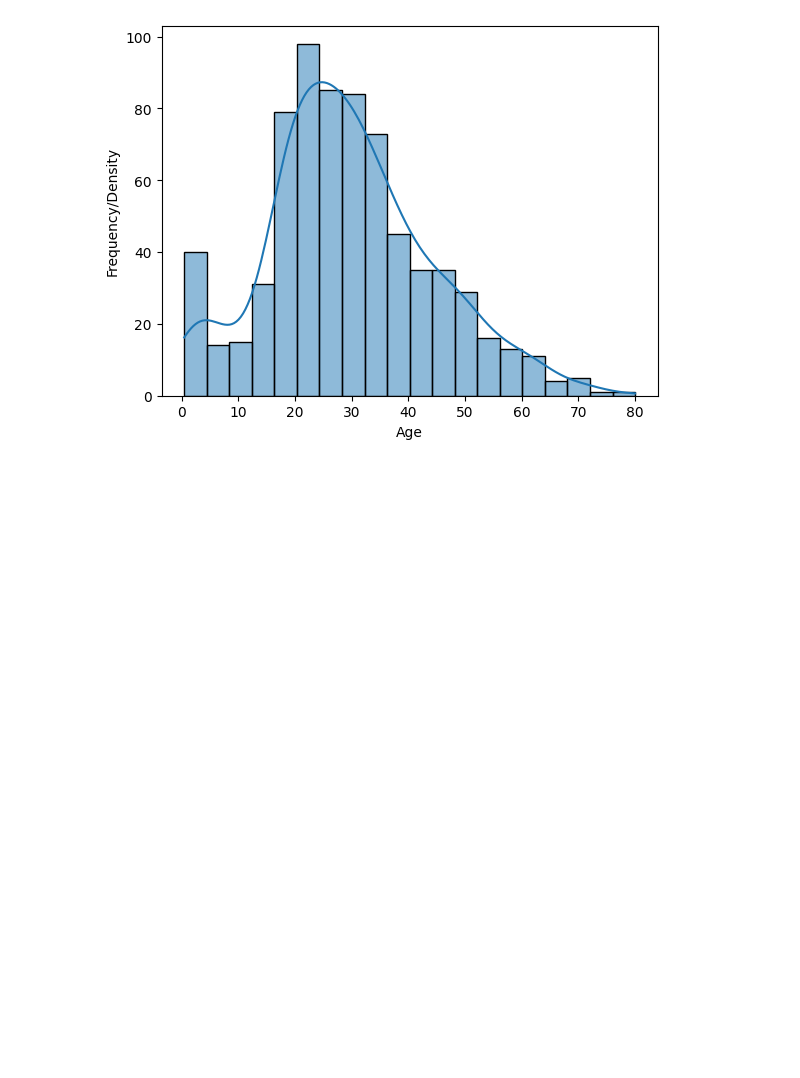
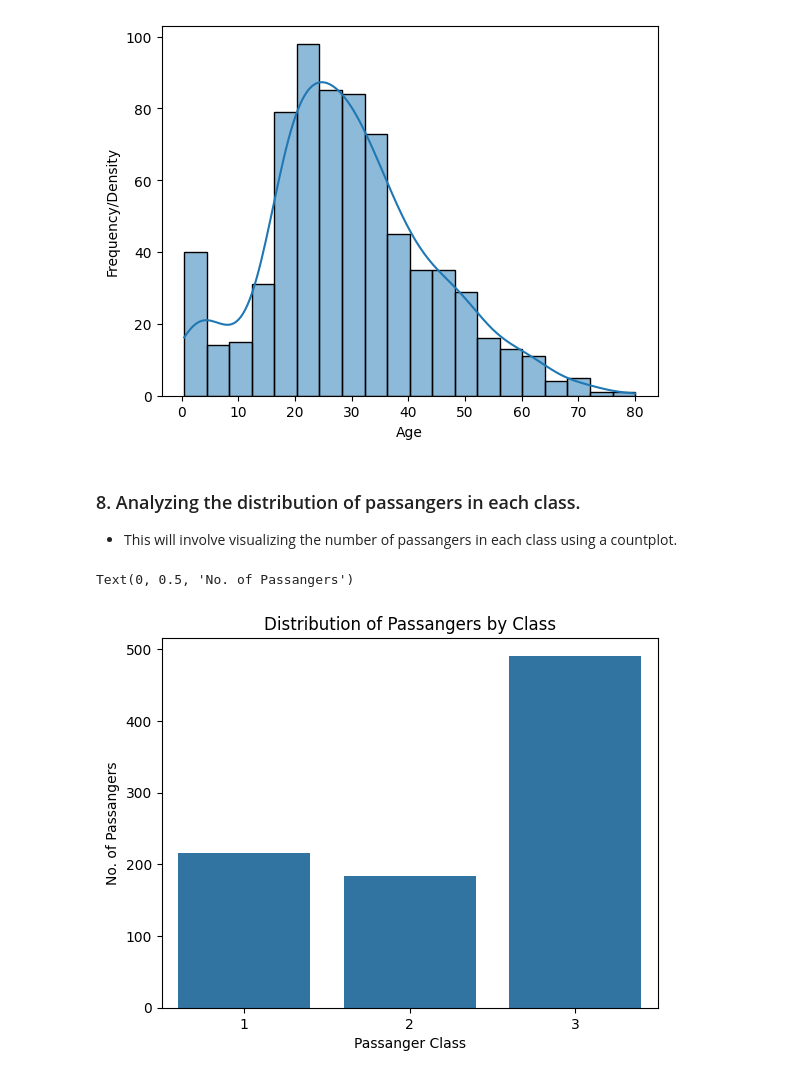
Before and after one commit to mut-rogers/titanicEDA, a Jupyter notebook: titanic.ipynb, the cells around one changed output. Cells and saved outputs as stored; diff of their text form; code cells hidden in the pictures; blank space fills up the shorter version.

```diff
--- a/titanic.ipynb
+++ b/titanic.ipynb
@@ -228,3 +228,15 @@ plt.ylabel("Frequency/Density")
 # %% [output]
 Text(0, 0.5, 'Frequency/Density')
 [figure]
+# %% [markdown]
+### 8. Analyzing the distribution of passangers in each class.
+- This will involve visualizing the number of passangers in each class using a countplot.
+# %%
+sns.countplot(data=titanic_dataset, x="Pclass")
+
+plt.title("Distribution of Passangers by Class")
+plt.xlabel("Passanger Class")
+plt.ylabel("No. of Passangers")
+# %% [output]
+Text(0, 0.5, 'No. of Passangers')
+[figure, added]
```
Also changed, not shown: parts of 1 cell of this notebook.
